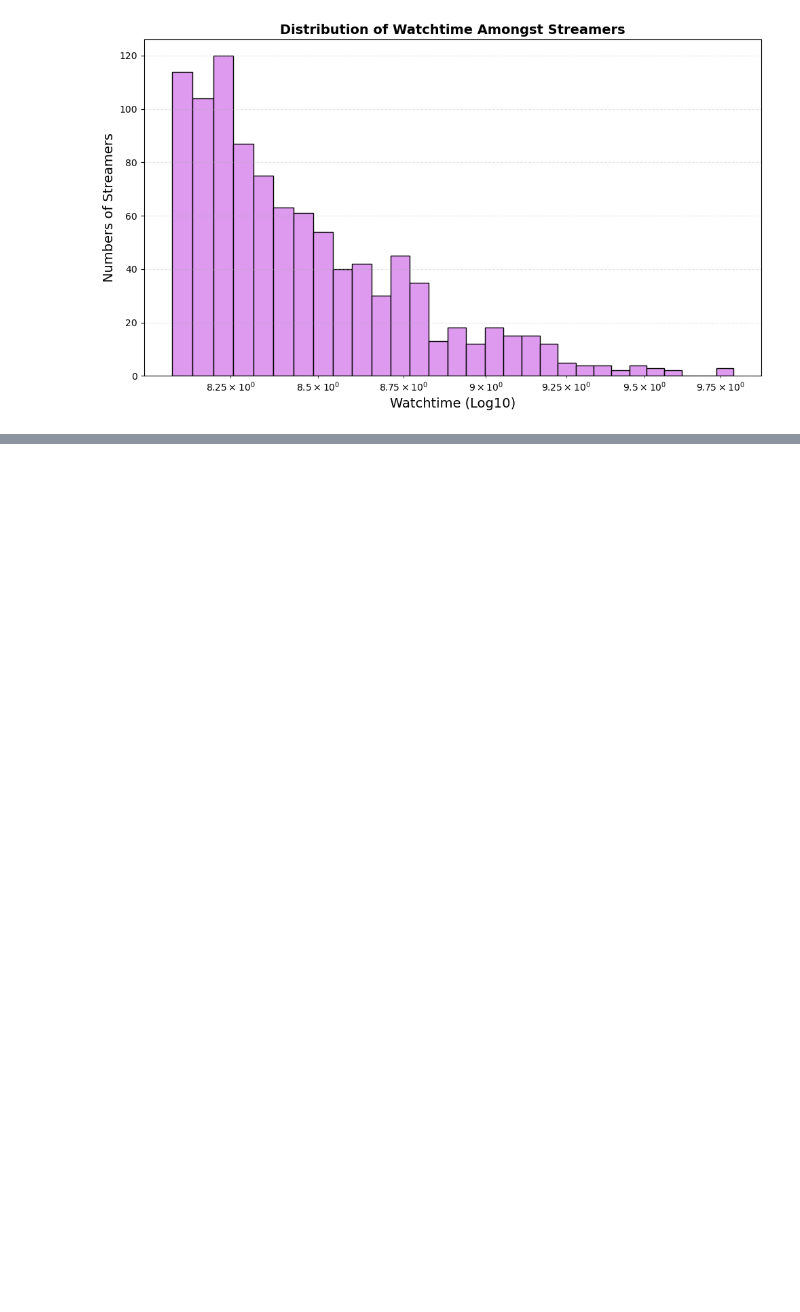
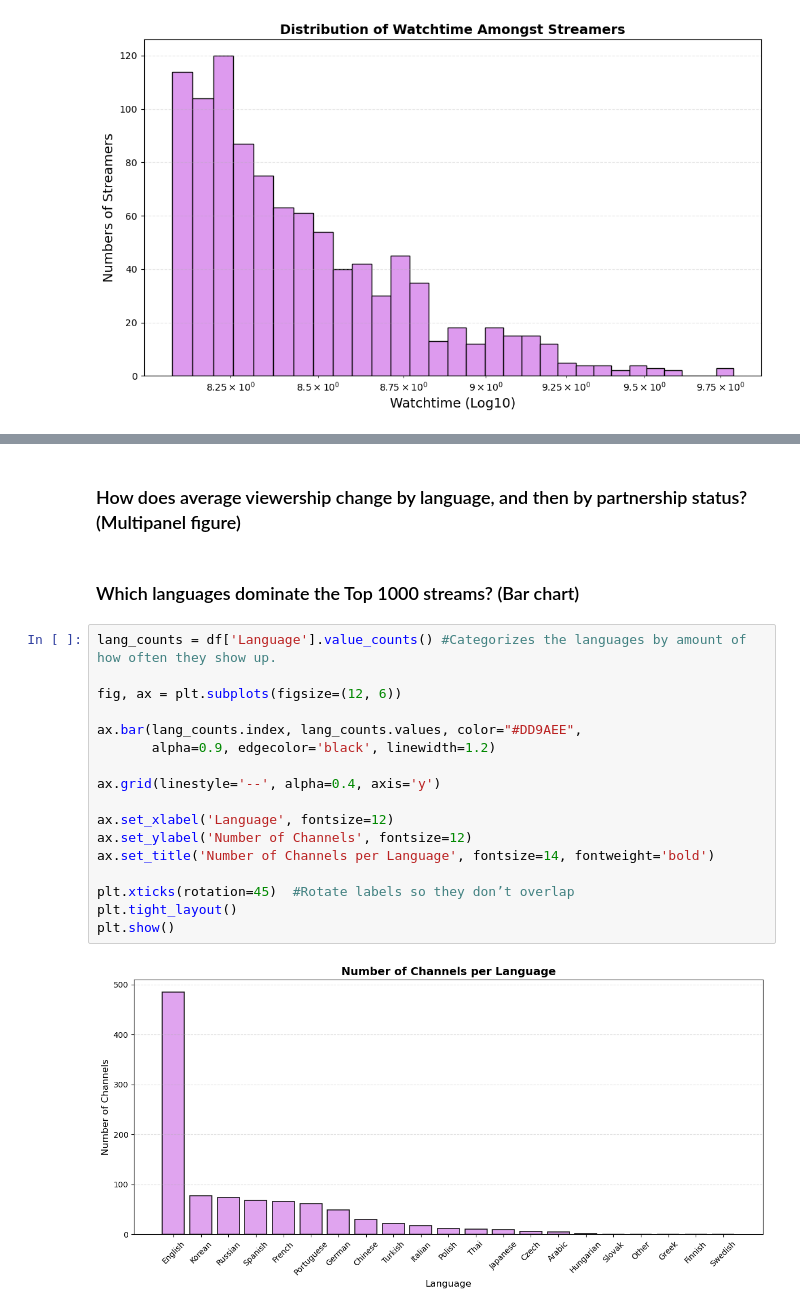
Before and after one commit to IT2053C-Gilany/final-project-martinbv99, a Jupyter notebook: final-projectMartinez.ipynb, the cells around one changed output, grey strips where cells are left out. Drawn from its saved outputs; the diff is of its cells as text; blank space fills up the shorter version.

```diff
--- a/final-projectMartinez.ipynb
+++ b/final-projectMartinez.ipynb
@@ -167,0 +184,23 @@ plt.show()
+# %% [markdown]
+### How does average viewership change by language, and then by partnership status? (Multipanel figure)
+# %% [markdown]
+### Which languages dominate the Top 1000 streams? (Bar chart)
+# %%
+lang_counts = df['Language'].value_counts() #Categorizes the languages by amount of how often they show up.
+
+fig, ax = plt.subplots(figsize=(12, 6))
+
+ax.bar(lang_counts.index, lang_counts.values, color="#DD9AEE",
+       alpha=0.9, edgecolor='black', linewidth=1.2)
+
+ax.grid(linestyle='--', alpha=0.4, axis='y')
+
+ax.set_xlabel('Language', fontsize=12)
+ax.set_ylabel('Number of Channels', fontsize=12)
+ax.set_title('Number of Channels per Language', fontsize=14, fontweight='bold')
+
+plt.xticks(rotation=45)  #Rotate labels so they don’t overlap
+plt.tight_layout()
+plt.show()
+# %% [output]
+[figure, added]
```
Also changed, not shown: parts of 2 cells of this notebook.
